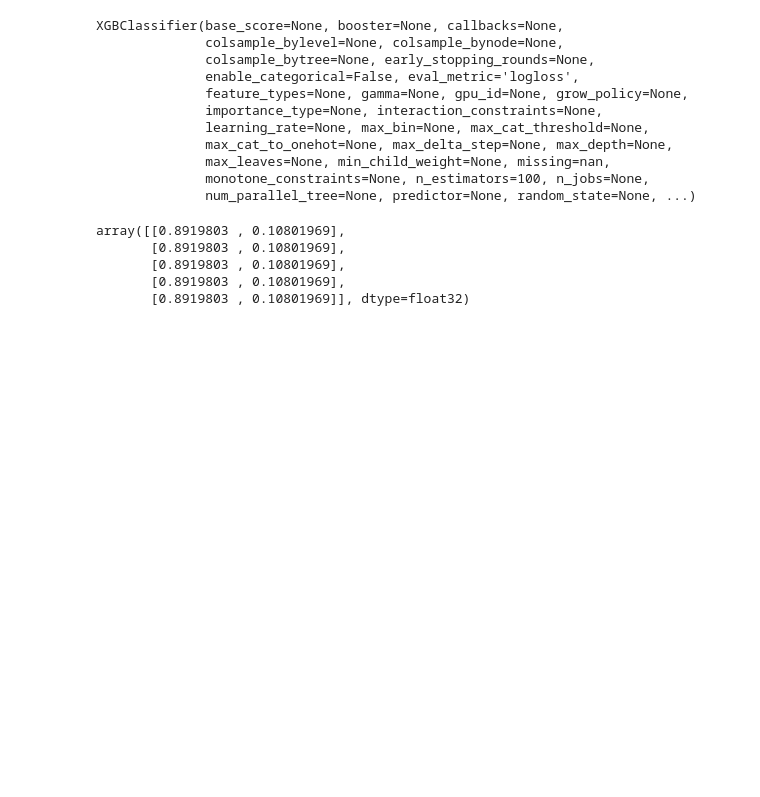
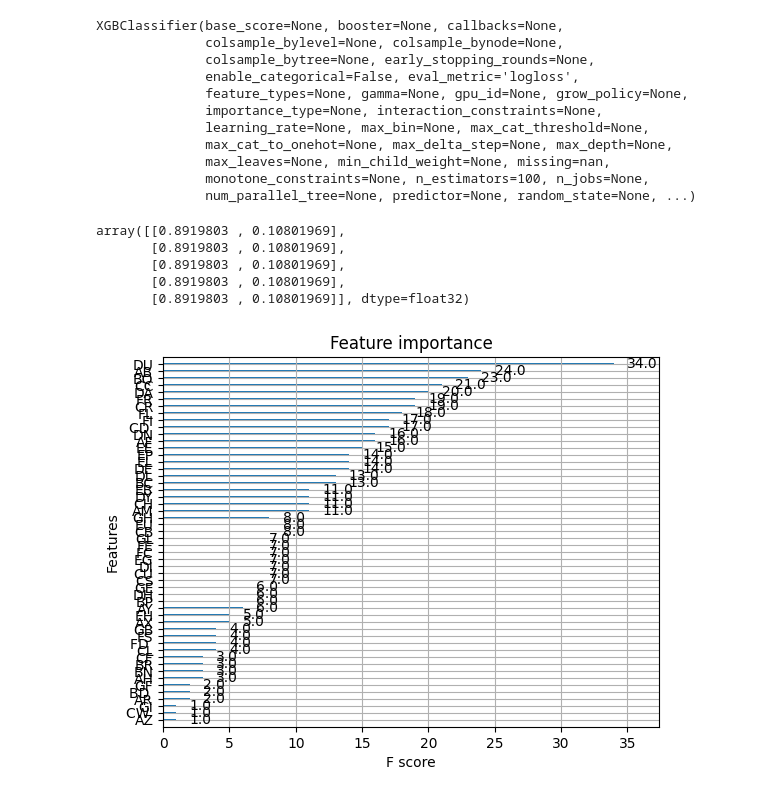
Before and after one commit to Jose-Sabater/Kaggle-bronzemedal-Age-related, a Jupyter notebook: baseline.ipynb, the cells around one changed output. Cells and saved outputs as stored; diff of their text form; code cells hidden in the pictures; blank space fills up the shorter version.

```diff
--- a/baseline.ipynb
+++ b/baseline.ipynb
@@ -145,0 +122,5 @@ submission.to_csv("submission.csv", index=False)
+# %%
+plot_importance(model.get_booster())
+plt.show()
+# %% [output]
+[figure, added]
```
Also changed, not shown: parts of 7 cells of this notebook, 2 other files.
